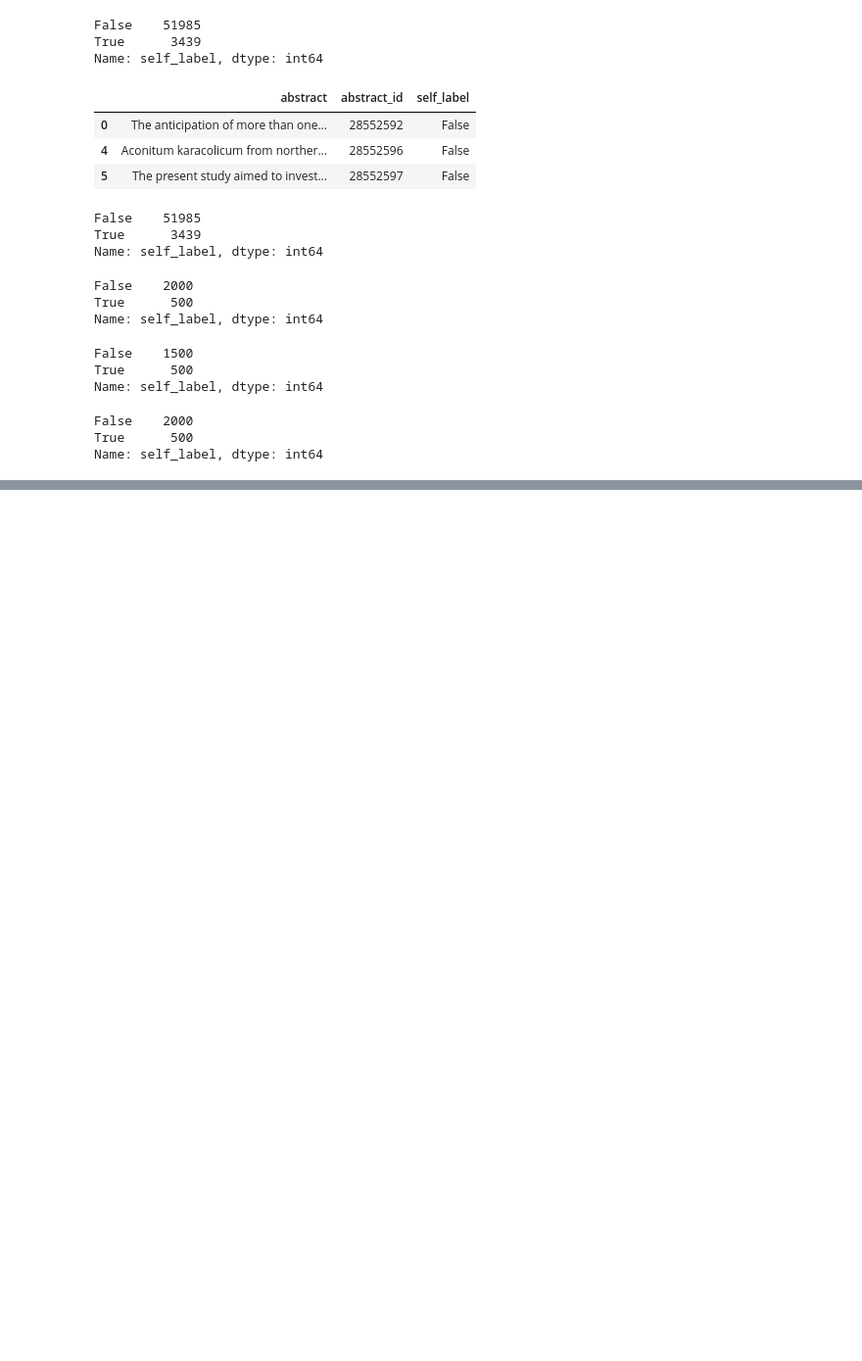
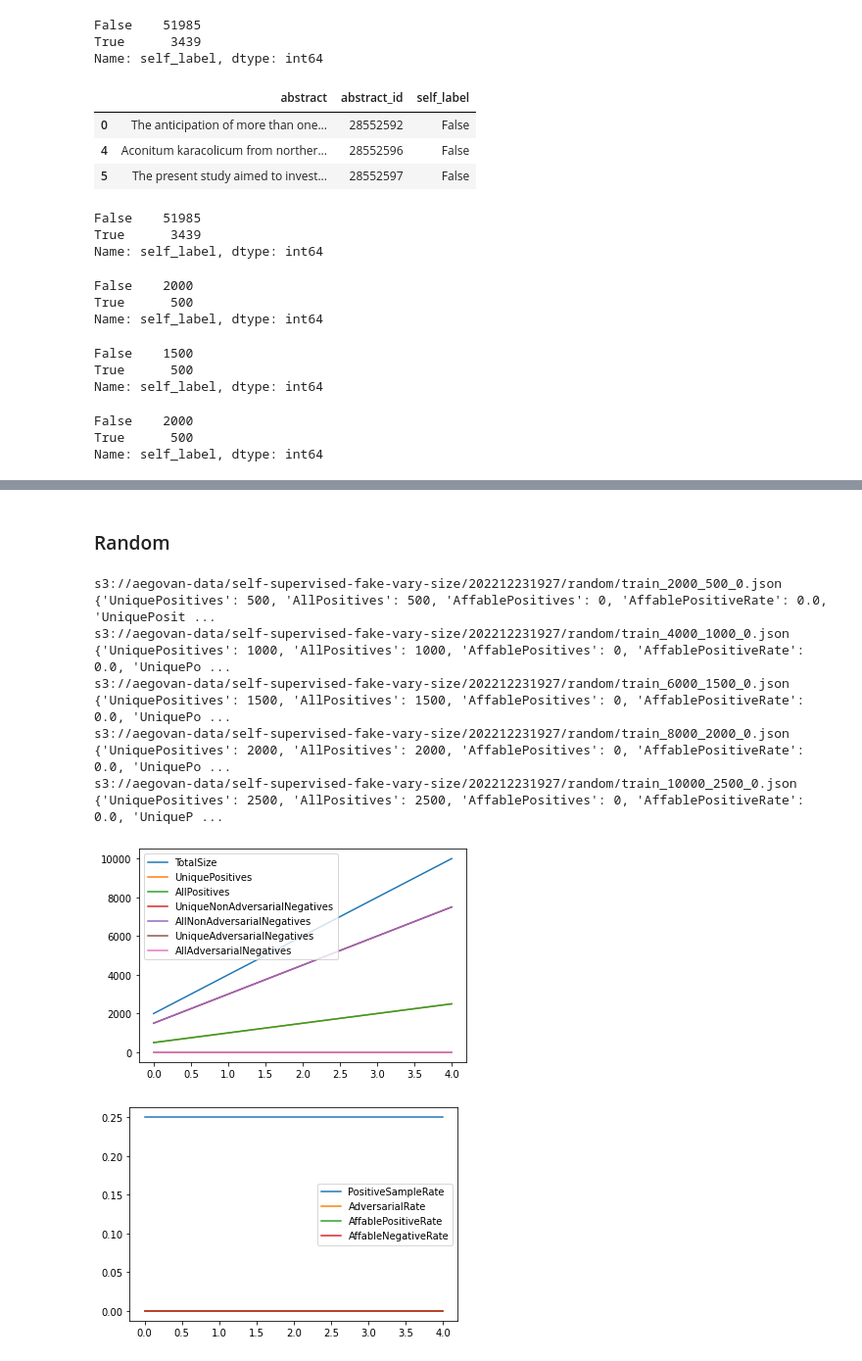
Before and after one commit to elangovana/large-scale-ptm-ppi, a Jupyter notebook: notebooks/self_supervised_data_creation_fixed_train.ipynb, the cells around one changed output, grey strips where cells are left out. Shown at 98% size. Drawn from its saved outputs; the diff is of its cells as text; code cells hidden in the pictures; blank space fills up the shorter version.

Commit message:
Add affables and adversaries with increasing training size

```diff
--- a/notebooks/self_supervised_data_creation_fixed_train.ipynb
+++ b/notebooks/self_supervised_data_creation_fixed_train.ipynb
@@ -589,5 +688,34 @@ def create_train_val_random(df,  train_size, pos_ratio):
 
 
     return df_train, df_val
+# %%
+def create_random_and_upload_to_s3(df, s3_uri_base, pos_label):
+
+
+    stats = []
+    pos_ratio = 0.25
+
+    df_train_random, df_val =  create_train_val_random(df_pubmed,  10000, pos_ratio)
+
+    sample_sizes = [2000,4000,6000,8000, 10000]
+
+    for train_size in sample_sizes:
+
+        df_train_data = sample_given_positive_ratio(df_train_random, train_size, pos_ratio)
+        stat = get_stats(df_train_data, pos_label=1)
+        stats.append(stat )
+
+
+        s3_uri = "{}/random/{}".format( s3_uri_base.rstrip("/"),
+                                        f'train_{stat["TotalSize"]}_{stat["AllPositives"]}_{stat["AffablePositives"]+stat["AffableNegatives"]}.json')
+        print(s3_uri, stat )
+
+        upload_df_to_s3_json(df_train_data, s3_uri)
+
+    pd.DataFrame(stats)[[ "TotalSize", "UniquePositives", "AllPositives",
+                         "UniqueNonAdversarialNegatives", "AllNonAdversarialNegatives",
+                          "UniqueAdversarialNegatives", "AllAdversarialNegatives"
+                        ]].plot.line()
+    pd.DataFrame(stats)[["PositiveSampleRate", "AdversarialRate", "AffablePositiveRate", "AffableNegativeRate"]].plot.line()
 # %%
 df_train_random, df_val = create_train_val_random(df_pubmed,  2000, 0.25)
@@ -686,2 +833,12 @@ s3://aegovan-data/self-supervised-fake-vary-size/202212161212/affablesposnegs/tr
+# %% [markdown]
+### Random
 # %%
-upload_df_to_s3_json(df_val, f"s3://aegovan-data/self-supervised-fake-fixed-size/{datefmt}/val.json")
+create_random_and_upload_to_s3(df_pubmed, f"s3://aegovan-data/self-supervised-fake-vary-size/{datefmt}",pos_label=True )
+# %% [output]
+s3://aegovan-data/self-supervised-fake-vary-size/202212231927/random/train_2000_500_0.json {'UniquePositives': 500, 'AllPositives': 500, 'AffablePositives': 0, 'AffablePositiveRate': 0.0, 'UniquePosit ...
+s3://aegovan-data/self-supervised-fake-vary-size/202212231927/random/train_4000_1000_0.json {'UniquePositives': 1000, 'AllPositives': 1000, 'AffablePositives': 0, 'AffablePositiveRate': 0.0, 'UniquePo ...
+s3://aegovan-data/self-supervised-fake-vary-size/202212231927/random/train_6000_1500_0.json {'UniquePositives': 1500, 'AllPositives': 1500, 'AffablePositives': 0, 'AffablePositiveRate': 0.0, 'UniquePo ...
+s3://aegovan-data/self-supervised-fake-vary-size/202212231927/random/train_8000_2000_0.json {'UniquePositives': 2000, 'AllPositives': 2000, 'AffablePositives': 0, 'AffablePositiveRate': 0.0, 'UniquePo ...
+s3://aegovan-data/self-supervised-fake-vary-size/202212231927/random/train_10000_2500_0.json {'UniquePositives': 2500, 'AllPositives': 2500, 'AffablePositives': 0, 'AffablePositiveRate': 0.0, 'UniqueP ...
+[figure, added]
+[figure, added]
```
Also changed, not shown: parts of 21 cells of this notebook.
